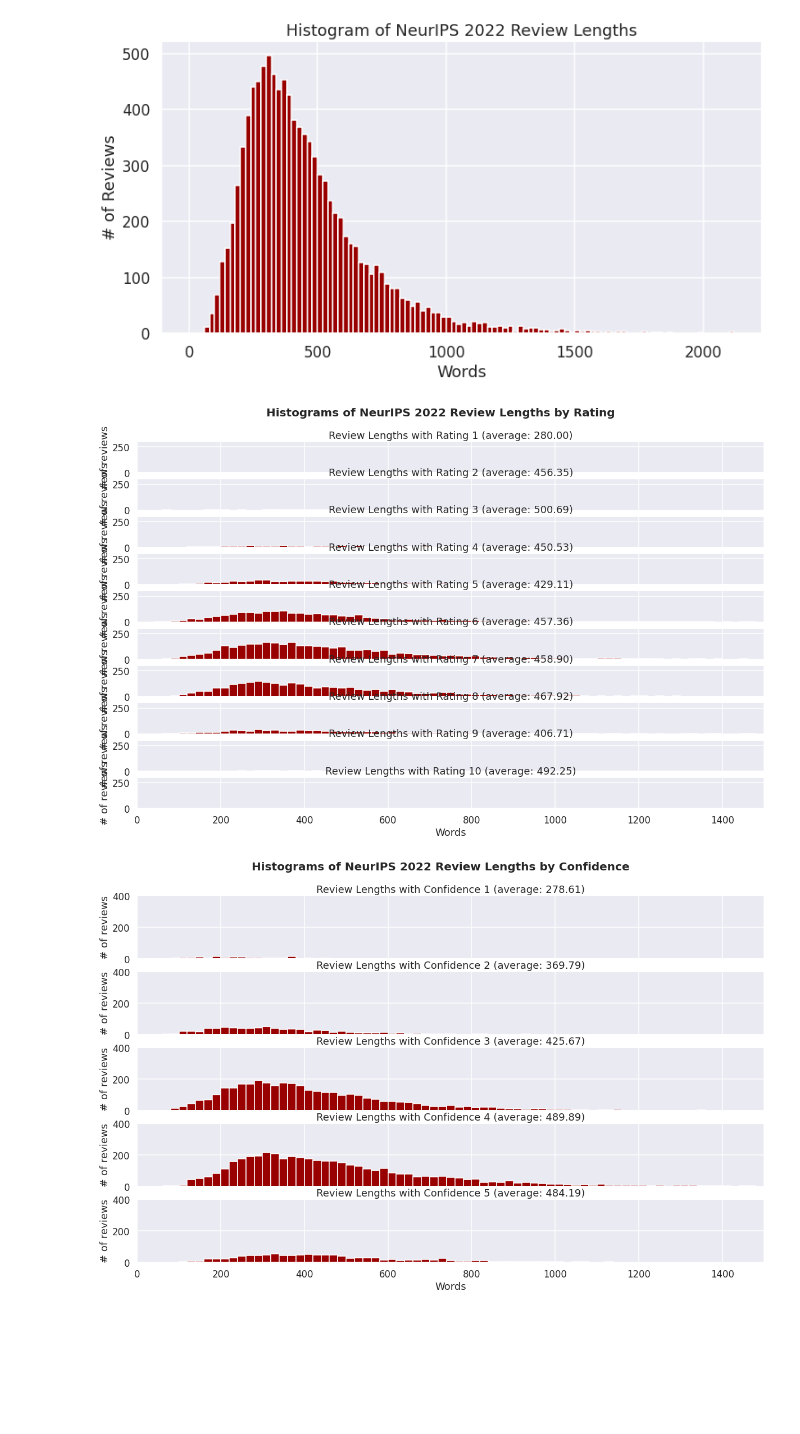
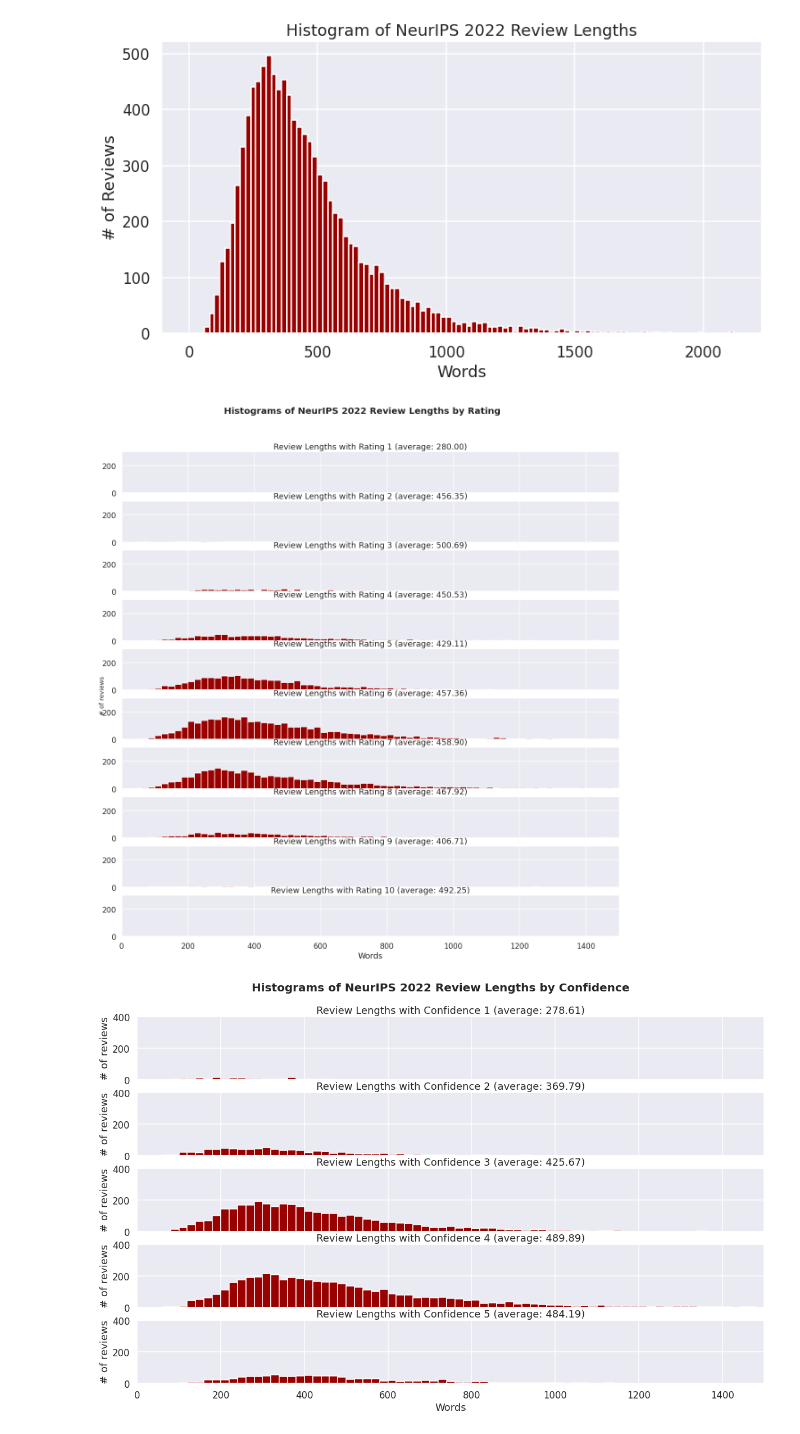
Before and after one commit to fedebotu/NeurIPS2022-OpenReviewData, a Jupyter notebook: notebooks/1. Plots.ipynb, the cells around one changed output. Cells and saved outputs as stored; diff of their text form; code cells hidden in the pictures; blank space fills up the shorter version.

```diff
--- a/notebooks/1. Plots.ipynb
+++ b/notebooks/1. Plots.ipynb
@@ -226,37 +223,40 @@ plt.savefig(f'{image_path}review_length_hist_{date}.png')
 unique_ratings = np.unique(ratings)
 bins = [v*interval for v in list(np.array(range(np.max(review_lengths)//interval)))]
 gs = gridspec.GridSpec(len(unique_ratings), 1)
-fig = plt.figure(figsize=(20, 12))
+fig = plt.figure(figsize=(20, 20))
 for i, unique_rating in enumerate(unique_ratings):
     plt.subplot(gs[i])
     # Plot histograms of review len
 
     # Review length hist
     all_review_len_rating = []
     for j, r in enumerate(ratings):
         if r == unique_rating:
             all_review_len_rating.append(review_lengths[j])
 
     plt.title('Review Lengths with Rating {} (average: {:.2f})'.format(
         unique_rating, np.mean(all_review_len_rating)))
 
     plt.hist(all_review_len_rating, bins=bins, color='#990000')
     if i == len(unique_ratings)-1:
         plt.xlabel('Words')
     else:
         plt.tick_params(
             axis='x',          # changes apply to the x-axis
             which='both',      # both major and minor ticks are affected
             bottom=False,      # ticks along the bottom edge are off
             top=False,         # ticks along the top edge are off
             labelbottom=False) # labels along the bottom edge are off
     plt.ylim(0, 300)
     plt.xlim(0, 1500)
-    plt.ylabel('# of reviews')
+    # plt.ylabel('# of reviews')
+# single y label for the whole figure
+fig.text(0.09, 0.5, '# of reviews', va='center', rotation='vertical', fontsize=14)
 fig.suptitle('Histograms of NeurIPS 2022 Review Lengths by Rating', fontsize=20, fontweight='bold', y=0.95) # or plt.suptitle('Main title')
+# fig.tight_layout()
 plt.savefig(f'{image_path}review_length_by_rating_{date}.png')
 # %% [output]
-[figure, old version]
+[figure, new version]
 # %%
 unique_confidences = np.unique(confidences)
 bins = [v*interval for v in list(np.array(range(np.max(review_lengths)//interval)))]
```
Also changed, not shown: parts of 7 cells of this notebook, 11 other files.
